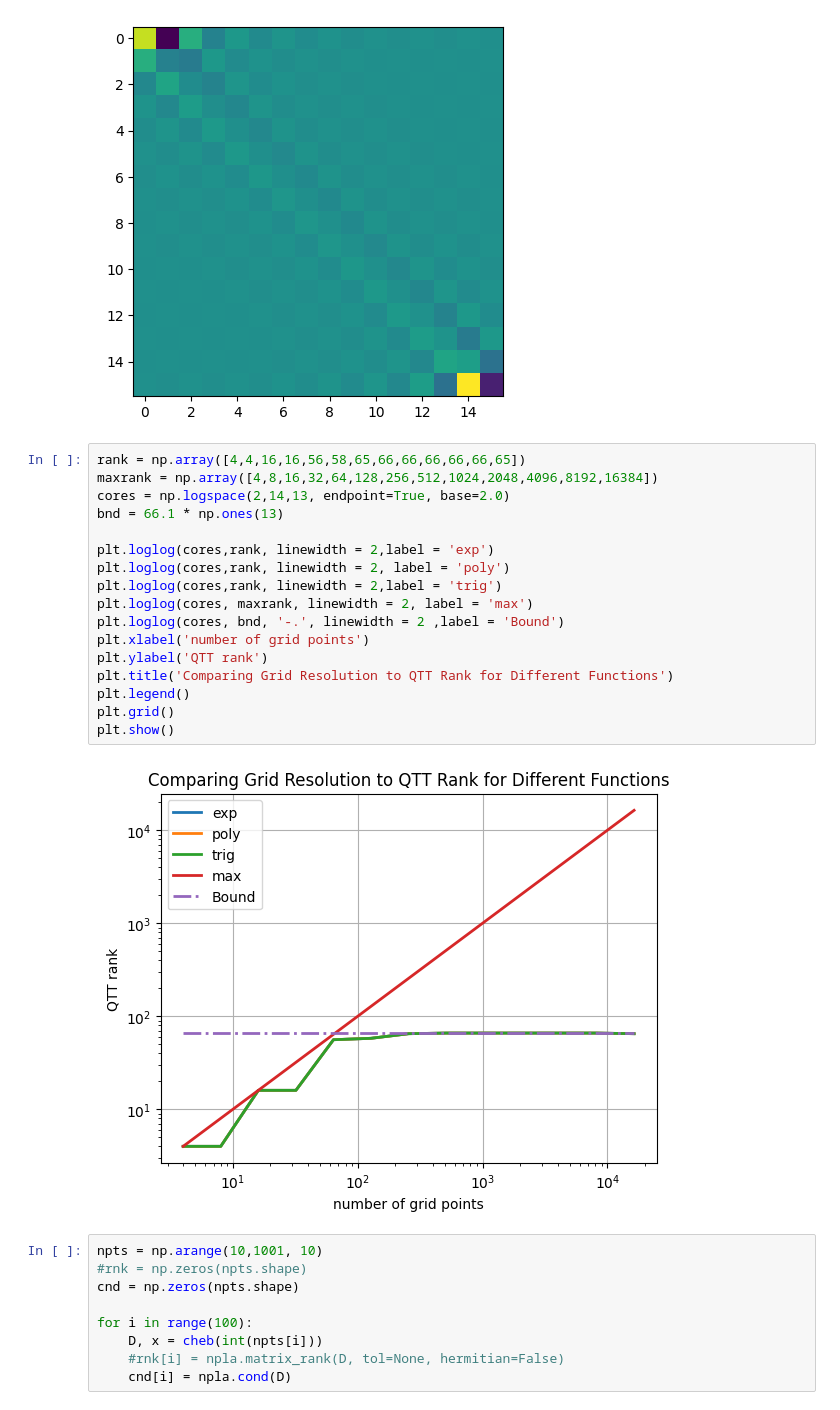
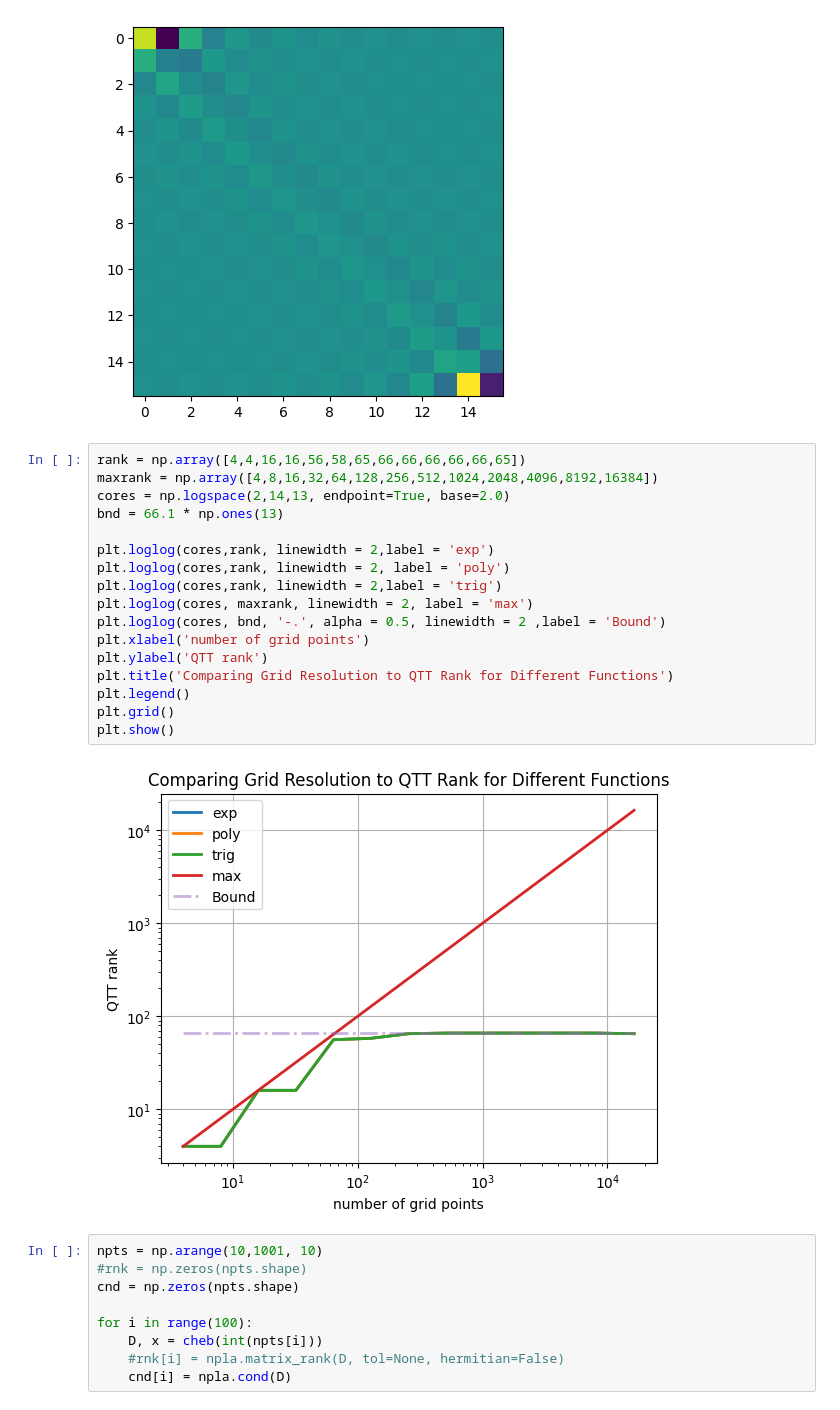
Before and after one commit to mtscott/Spectral-QTT, a Jupyter notebook: driver_figures.ipynb, the cells around one changed output. Cells and saved outputs as stored; diff of their text form.

```diff
--- a/driver_figures.ipynb
+++ b/driver_figures.ipynb
@@ -116,22 +116,22 @@ plt.imshow(D)
 # %%
 rank = np.array([4,4,16,16,56,58,65,66,66,66,66,66,65])
 maxrank = np.array([4,8,16,32,64,128,256,512,1024,2048,4096,8192,16384])
 cores = np.logspace(2,14,13, endpoint=True, base=2.0)
 bnd = 66.1 * np.ones(13)
 
 plt.loglog(cores,rank, linewidth = 2,label = 'exp')
 plt.loglog(cores,rank, linewidth = 2, label = 'poly')
 plt.loglog(cores,rank, linewidth = 2,label = 'trig')
 plt.loglog(cores, maxrank, linewidth = 2, label = 'max')
-plt.loglog(cores, bnd, '-.', linewidth = 2 ,label = 'Bound')
+plt.loglog(cores, bnd, '-.', alpha = 0.5, linewidth = 2 ,label = 'Bound')
 plt.xlabel('number of grid points')
 plt.ylabel('QTT rank')
 plt.title('Comparing Grid Resolution to QTT Rank for Different Functions')
 plt.legend()
 plt.grid()
 plt.show()
 # %% [output]
-[figure, old version]
+[figure, new version]
 # %%
 npts = np.arange(10,1001, 10)
 #rnk = np.zeros(npts.shape)
```
Also changed, not shown: 1 other file.
